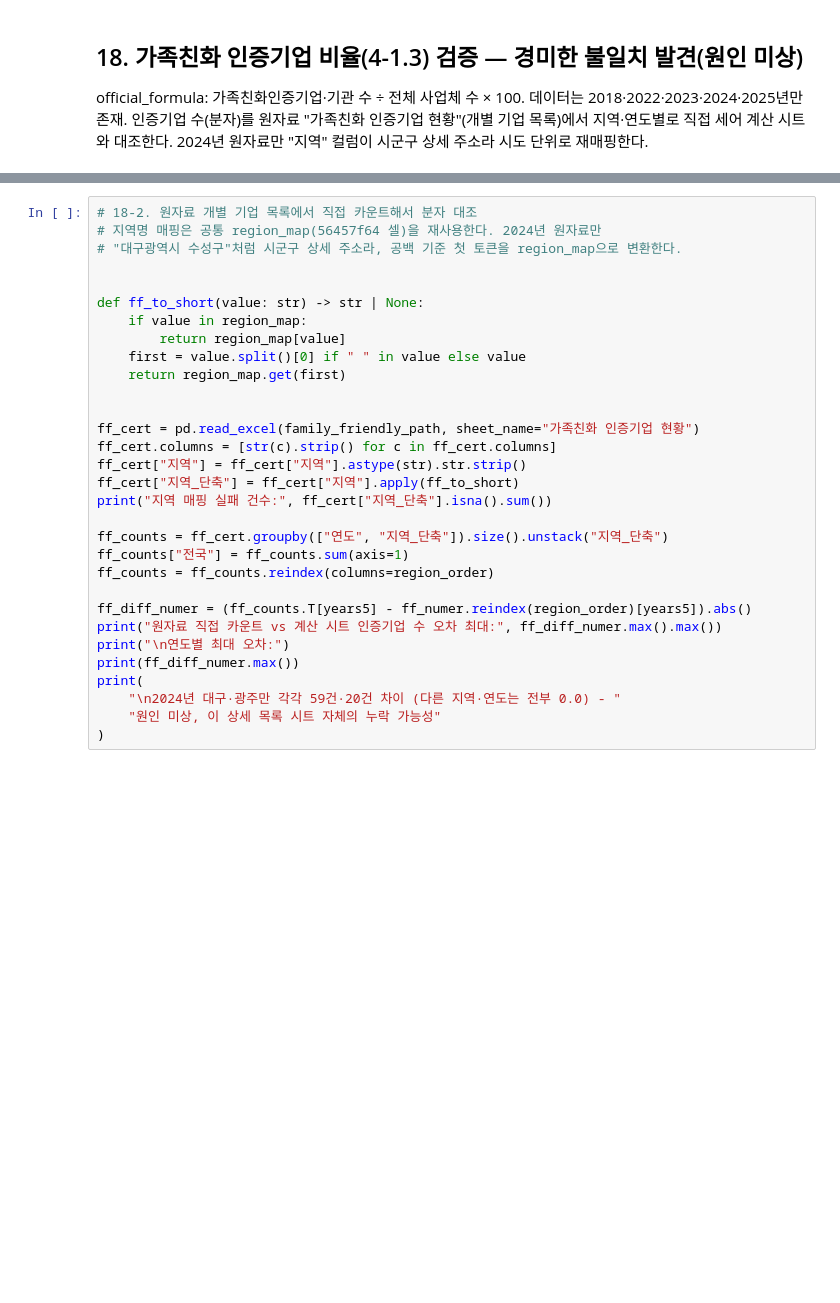
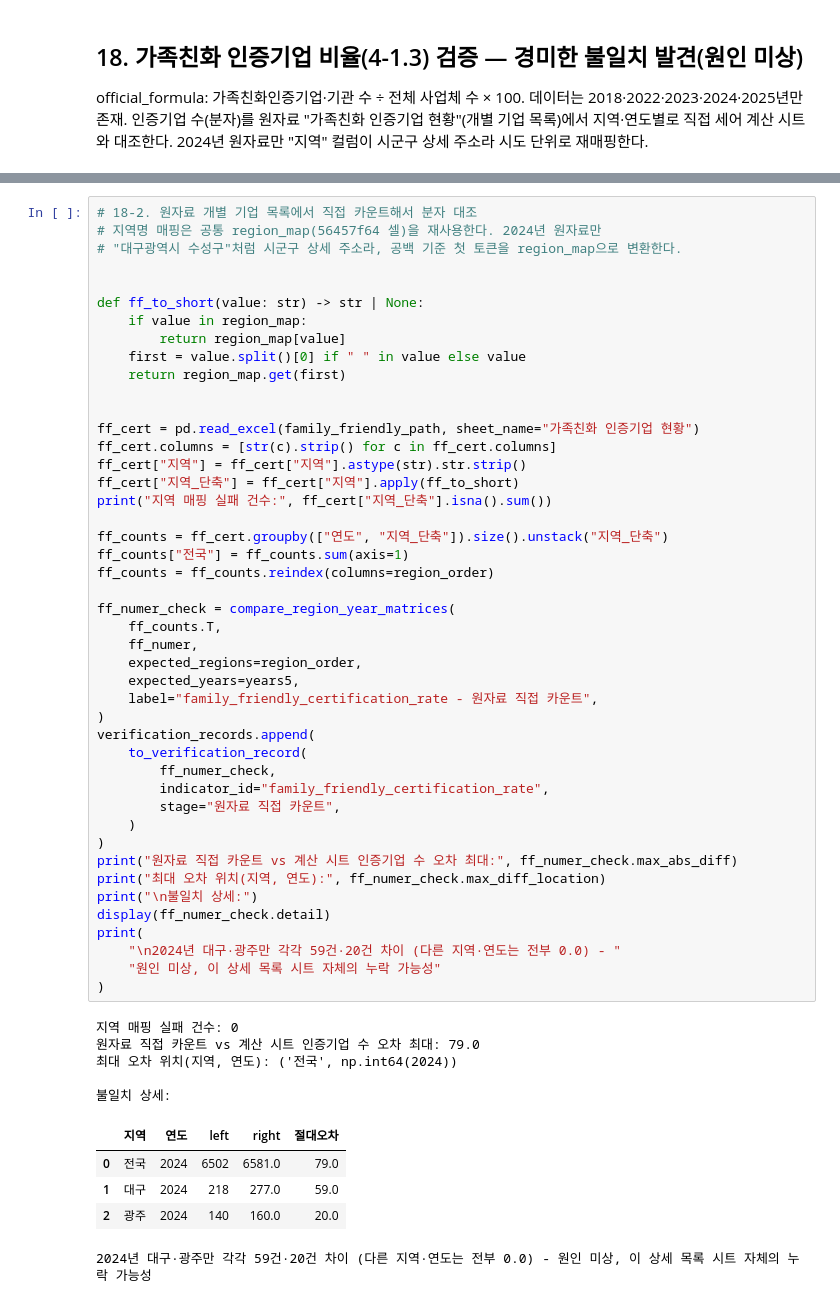
Before and after one commit to JungYeoni/yumocha, a Jupyter notebook: notebooks/20260724_EDA_구조환경지표_21개_원자료기반_전수검증.ipynb, the cells around one changed output, grey strips where cells are left out. Cells and saved outputs as stored; diff of their text form; blank space fills up the shorter version.

```diff
--- a/notebooks/20260724_EDA_구조환경지표_21개_원자료기반_전수검증.ipynb
+++ b/notebooks/20260724_EDA_구조환경지표_21개_원자료기반_전수검증.ipynb
@@ -1252,31 +1632,56 @@ finance_team_value: data/raw/지표별_측정값/4
 # %%
 # 18-2. 원자료 개별 기업 목록에서 직접 카운트해서 분자 대조
 # 지역명 매핑은 공통 region_map(56457f64 셀)을 재사용한다. 2024년 원자료만
 # "대구광역시 수성구"처럼 시군구 상세 주소라, 공백 기준 첫 토큰을 region_map으로 변환한다.
 
 
 def ff_to_short(value: str) -> str | None:
     if value in region_map:
         return region_map[value]
     first = value.split()[0] if " " in value else value
     return region_map.get(first)
 
 
 ff_cert = pd.read_excel(family_friendly_path, sheet_name="가족친화 인증기업 현황")
 ff_cert.columns = [str(c).strip() for c in ff_cert.columns]
 ff_cert["지역"] = ff_cert["지역"].astype(str).str.strip()
 ff_cert["지역_단축"] = ff_cert["지역"].apply(ff_to_short)
 print("지역 매핑 실패 건수:", ff_cert["지역_단축"].isna().sum())
 
 ff_counts = ff_cert.groupby(["연도", "지역_단축"]).size().unstack("지역_단축")
 ff_counts["전국"] = ff_counts.sum(axis=1)
 ff_counts = ff_counts.reindex(columns=region_order)
 
-ff_diff_numer = (ff_counts.T[years5] - ff_numer.reindex(region_order)[years5]).abs()
-print("원자료 직접 카운트 vs 계산 시트 인증기업 수 오차 최대:", ff_diff_numer.max().max())
-print("\n연도별 최대 오차:")
-print(ff_diff_numer.max())
+ff_numer_check = compare_region_year_matrices(
+    ff_counts.T,
+    ff_numer,
+    expected_regions=region_order,
+    expected_years=years5,
+    label="family_friendly_certification_rate - 원자료 직접 카운트",
+)
+verification_records.append(
+    to_verification_record(
+        ff_numer_check,
+        indicator_id="family_friendly_certification_rate",
+        stage="원자료 직접 카운트",
+    )
+)
+print("원자료 직접 카운트 vs 계산 시트 인증기업 수 오차 최대:", ff_numer_check.max_abs_diff)
+print("최대 오차 위치(지역, 연도):", ff_numer_check.max_diff_location)
+print("\n불일치 상세:")
+display(ff_numer_check.detail)
 print(
     "\n2024년 대구·광주만 각각 59건·20건 차이 (다른 지역·연도는 전부 0.0) - "
     "원인 미상, 이 상세 목록 시트 자체의 누락 가능성"
 )
+# %% [output]
+지역 매핑 실패 건수: 0
+원자료 직접 카운트 vs 계산 시트 인증기업 수 오차 최대: 79.0
+최대 오차 위치(지역, 연도): ('전국', np.int64(2024))
+
+불일치 상세:
+|  | 지역 | 연도 | left | right | 절대오차 |
+| 0 | 전국 | 2024 | 6502 | 6581.0 | 79.0 |
+| 1 | 대구 | 2024 | 218 | 277.0 | 59.0 |
+| 2 | 광주 | 2024 | 140 | 160.0 | 20.0 |
+2024년 대구·광주만 각각 59건·20건 차이 (다른 지역·연도는 전부 0.0) - 원인 미상, 이 상세 목록 시트 자체의 누락 가능성
```
Also changed, not shown: parts of 24 cells of this notebook, 3 other files.
